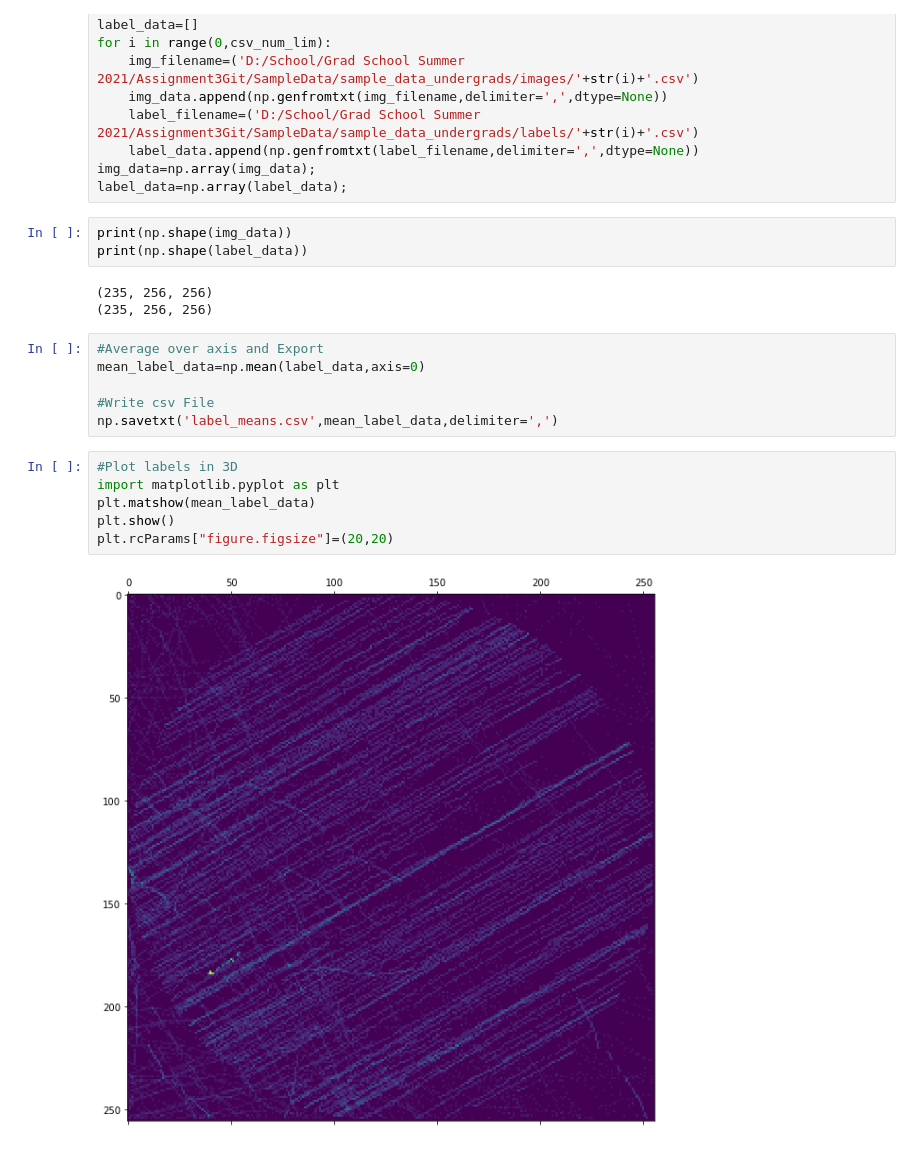
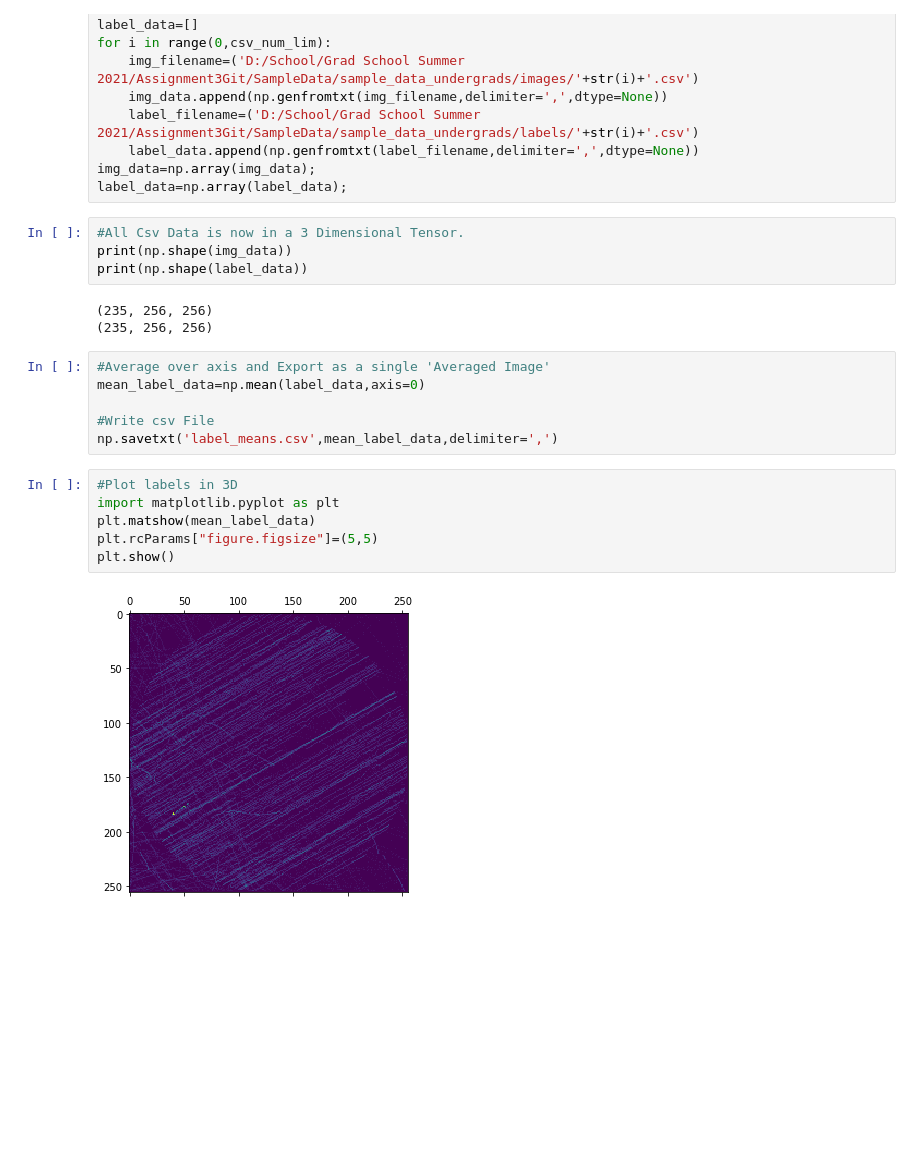
Before and after one commit to AstroStew/ESS5010-Assignment3, a Jupyter notebook: ESS5010Assignment3 Outline.ipynb, the cells around one changed output. Drawn from its saved outputs; the diff is of its cells as text; blank space fills up the shorter version.

```diff
--- a/ESS5010Assignment3 Outline.ipynb
+++ b/ESS5010Assignment3 Outline.ipynb
@@ -57,13 +60,14 @@ for i in range(0,csv_num_lim):
 img_data=np.array(img_data);
 label_data=np.array(label_data);
 # %%
+#All Csv Data is now in a 3 Dimensional Tensor.
 print(np.shape(img_data))
 print(np.shape(label_data))
 # %% [output]
 (235, 256, 256)
 (235, 256, 256)
 # %%
-#Average over axis and Export
+#Average over axis and Export as a single 'Averaged Image'
 mean_label_data=np.mean(label_data,axis=0)
 
 #Write csv File
@@ -71,11 +75,11 @@ np.savetxt('label_means.csv',mean_label_data,delimiter=',')
 # %%
 #Plot labels in 3D
 import matplotlib.pyplot as plt
 plt.matshow(mean_label_data)
+plt.rcParams["figure.figsize"]=(5,5)
 plt.show()
-plt.rcParams["figure.figsize"]=(20,20)
 # %% [output]
-[figure, old version]
+[figure, new version]
 # %%
 #Plot Image Data
 mean_img_data=np.mean(img_data,axis=0)
```
Also changed, not shown: parts of 26 cells of this notebook, 13 other files.
